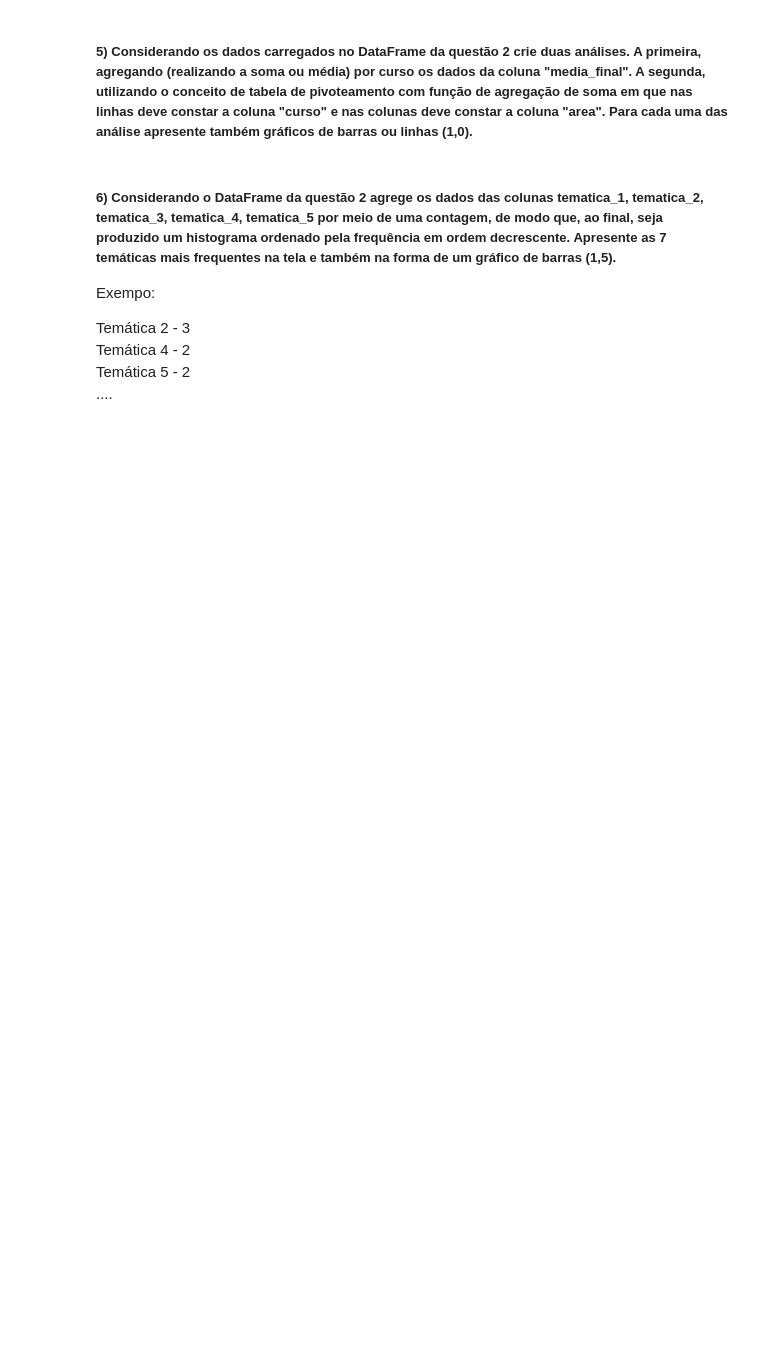
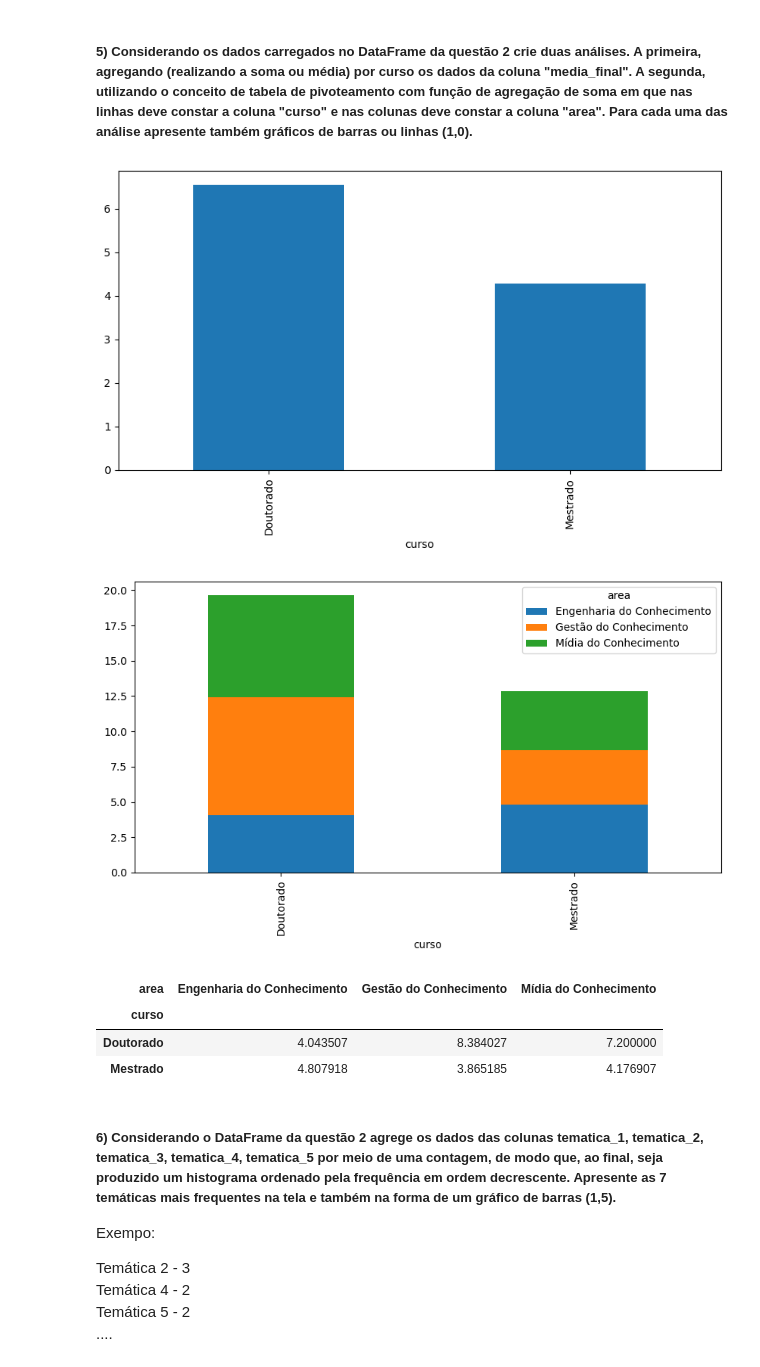
Before and after one commit to nicolascechinel/DataScience_class, a Jupyter notebook: atividades/Avaliação I-2023-2/Avaliação I-2023-2_final.ipynb, the cells around one changed output. Saved outputs shown, nothing was run; the diff lists cells and outputs as text; code cells hidden in the pictures; blank space fills up the shorter version.

```diff
--- a/atividades/Avaliação I-2023-2/Avaliação I-2023-2_final.ipynb
+++ b/atividades/Avaliação I-2023-2/Avaliação I-2023-2_final.ipynb
@@ -89,17 +93,3 @@ df.head()
 12 - coordenacao_projeto_pesquisa<br>
 13 - software_produto_sem_registro<br>
 14 - software_produto_com_registro
-# %%
-#calculando o angulo vetorial entre todos os pares distintos de candidatos das colunas trabalhos_eventos_nacionais trabalhos_eventos_internacionais artigos_sem_qualis artigos_qualis_b5_c artigos_qualis_b3_b4 artigos_qualis_b1_b2 artigos_qualis_a1_a2 livros_publicados capitulos_livros livros_organizados participacao_projeto_pesquisa coordenacao_projeto_pesquisa software_produto_sem_registro software_produto_com_registro
-
-df_input = csv_files("/workspaces/DataScience_class/atividades/Avaliação I-2023-2/Arquivos/Questão 2")
-
-#funcao compara todos os pares de candidatos e retorna o angulo vetorial de cada um num dataframe
-def compara_candidatos(df_input):
-    df_candidatos = pd.DataFrame()
-    for i in range(len(df_input)):
-        for j in range(len(df_input)):
-            if i != j:
-                df_candidatos = pd.concat([df_candidatos, pd.DataFrame({'candidato_1': df_input.iloc[i]['nome'], 'candidato_2': df_input.iloc[j]['nome'], 'angulo_vetorial': angulo_vetorial(df_input.iloc[i][2:], df_input.iloc[j][2:])}, index=[0])], ignore_index=True)
-
-    return df_candidatos
@@ -112,5 +182,38 @@ media_final = ((nota_cv / máxima nota por curso * 10) * 0,4) + (nota_producao_b
 # %% [markdown]
 ##### 5) Considerando os dados carregados no DataFrame da questão 2 crie duas análises. A primeira, agregando (realizando a soma ou média) por curso os dados da coluna "media_final". A segunda,  utilizando o conceito de tabela de pivoteamento com função de agregação de soma em que nas linhas deve constar a coluna "curso" e nas colunas deve constar a coluna "area". Para cada uma das análise apresente também gráficos de barras ou linhas (1,0).
+# %%
+df_in = csv_files("/workspaces/DataScience_class/atividades/Avaliação I-2023-2/Arquivos/Questão 2")
+
+#media por curso da coluna media_final
+def media_curso(df_input):
+    df_input = media_final(df_input)
+    df_input = df_input.groupby('curso')['media_final'].mean()
+    return df_input
+
+#mostra os dados graficamente
+def grafico_media_curso(df_input):
+    df_input = media_curso(df_input)
+    df_input.plot.bar()
+    plt.show()
+    return df_input
+
+grafico_media_curso(df_in)
+
+#media por area da coluna media_final
+def grafico_barras(df_input):
+    pivot_df = df_input.pivot_table(index='curso', columns='area', values='media_final', aggfunc='sum')
+    pivot_df.plot(kind='bar', stacked=True)
+    plt.show()
+    return pivot_df
+
+grafico_barras(df_in)
+# %% [output]
+[figure, added]
+[figure, added]
+| area | Engenharia do Conhecimento | Gestão do Conhecimento | Mídia do Conhecimento |
+| curso |  |  |  |
+| Doutorado | 4.043507 | 8.384027 | 7.200000 |
+| Mestrado | 4.807918 | 3.865185 | 4.176907 |
 # %% [markdown]
 ##### 6) Considerando o DataFrame da questão 2 agrege os dados das colunas tematica_1, tematica_2, tematica_3, tematica_4, tematica_5 por meio de uma contagem, de modo que, ao final, seja produzido um histograma ordenado pela frequência em ordem decrescente. Apresente as 7 temáticas mais frequentes na tela e também na forma de um gráfico de barras (1,5).
 
```
Also changed, not shown: parts of 11 cells of this notebook, 1 other file.
